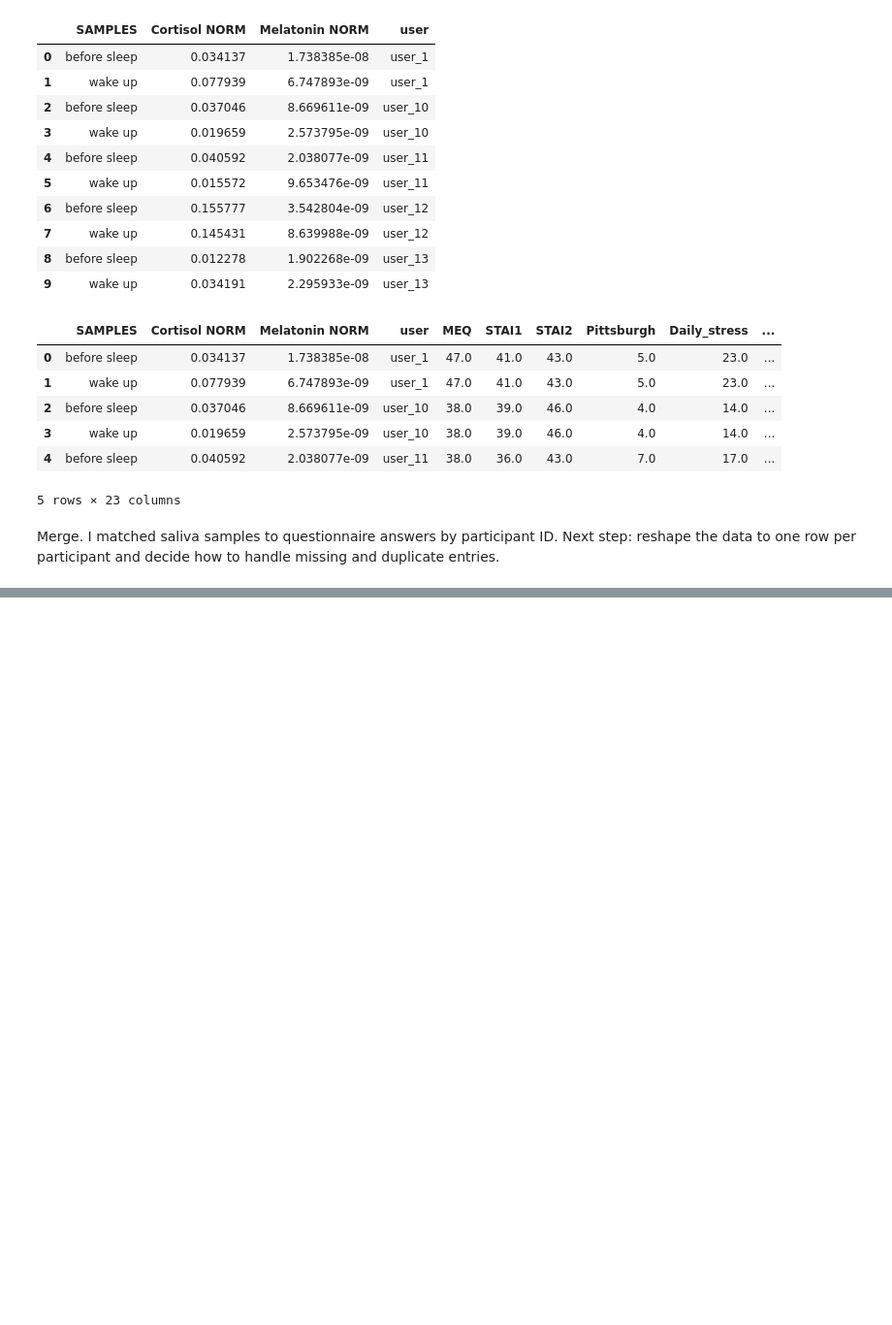
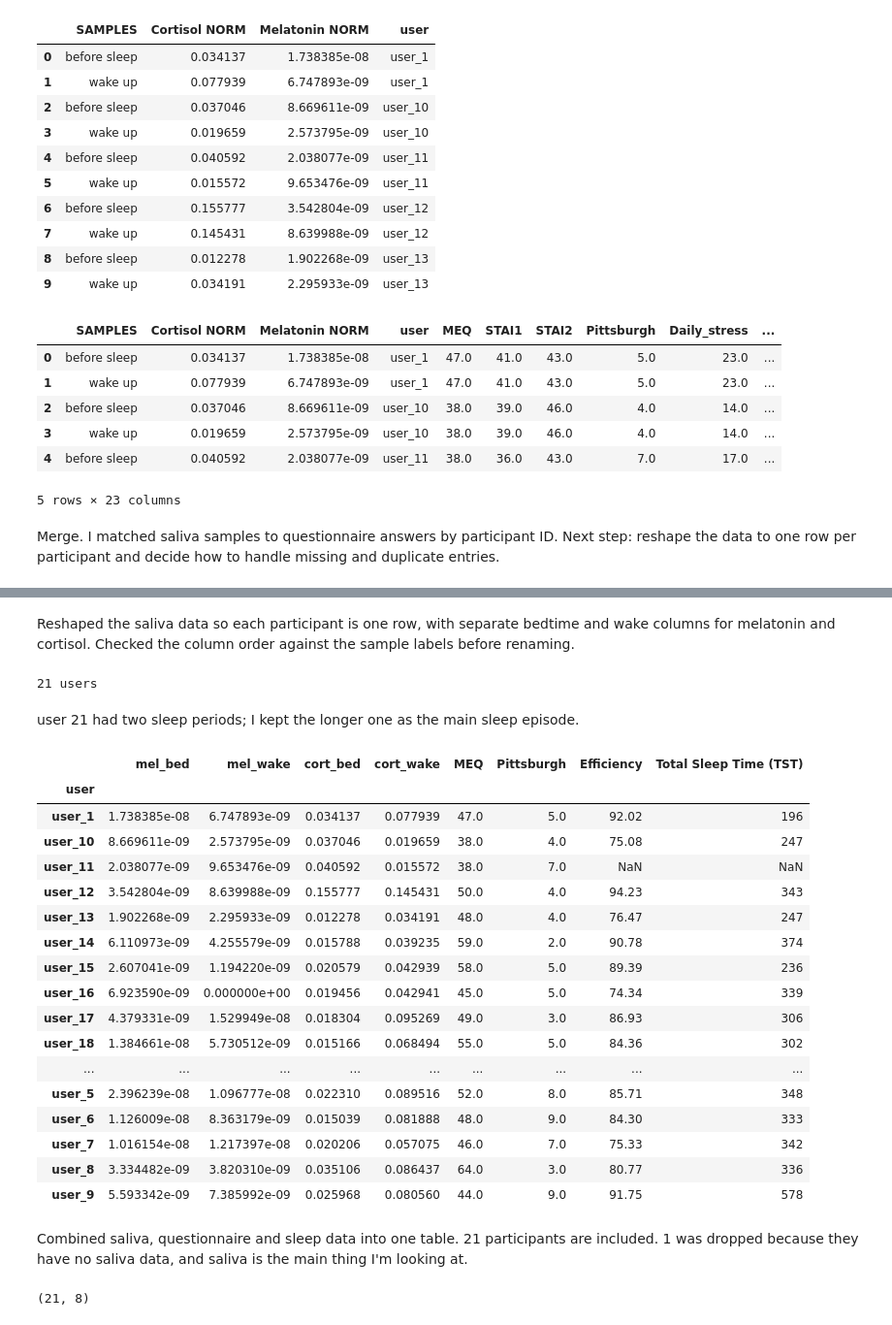
Before and after one commit to alishbakhan21/mmash-sleep-hormones, a Jupyter notebook: 01_load_and_merge.ipynb, the cells around one changed output, grey strips where cells are left out. Shown at 97% size. Cells and saved outputs as stored; diff of their text form; code cells hidden in the pictures; blank space fills up the shorter version.

```diff
--- a/01_load_and_merge.ipynb
+++ b/01_load_and_merge.ipynb
@@ -103,0 +108,3 @@ Merge. I matched saliva samples to questionnaire answers by participant ID. Next
+# %%
+mel = saliva.pivot(index="user", columns="SAMPLES", values="Melatonin NORM")
+mel.head()
@@ -103,0 +119,6 @@ Merge. I matched saliva samples to questionnaire answers by participant ID. Next
+# %%
+mel.columns = ["mel_bed", "mel_wake"]
+# %%
+cort = saliva.pivot(index="user", columns="SAMPLES", values="Cortisol NORM")
+cort.columns = ["cort_bed", "cort_wake"]
+cort.head()
@@ -103,0 +133,40 @@ Merge. I matched saliva samples to questionnaire answers by participant ID. Next
+# %% [markdown]
+Reshaped the saliva data so each participant is one row, with separate bedtime and wake columns for melatonin and cortisol. Checked the column order against the sample labels before renaming.
+# %%
+sleep_main = (sleep.sort_values("Total Sleep Time (TST)", ascending=False)
+                   .drop_duplicates("user"))
+print(len(sleep_main), "users")
+# %% [output]
+21 users
+# %% [markdown]
+user 21 had two sleep periods; I kept the longer one as the main sleep episode.
+# %%
+data = (mel.join(cort)
+           .join(quest.set_index("user")[["MEQ", "Pittsburgh"]])
+           .join(sleep_main.set_index("user")[["Efficiency", "Total Sleep Time (TST)"]]))
+data
+# %% [output]
+|  | mel_bed | mel_wake | cort_bed | cort_wake | MEQ | Pittsburgh | Efficiency | Total Sleep Time (TST) |
+| user |  |  |  |  |  |  |  |  |
+| user_1 | 1.738385e-08 | 6.747893e-09 | 0.034137 | 0.077939 | 47.0 | 5.0 | 92.02 | 196 |
+| user_10 | 8.669611e-09 | 2.573795e-09 | 0.037046 | 0.019659 | 38.0 | 4.0 | 75.08 | 247 |
+| user_11 | 2.038077e-09 | 9.653476e-09 | 0.040592 | 0.015572 | 38.0 | 7.0 | NaN | NaN |
+| user_12 | 3.542804e-09 | 8.639988e-09 | 0.155777 | 0.145431 | 50.0 | 4.0 | 94.23 | 343 |
+| user_13 | 1.902268e-09 | 2.295933e-09 | 0.012278 | 0.034191 | 48.0 | 4.0 | 76.47 | 247 |
+| user_14 | 6.110973e-09 | 4.255579e-09 | 0.015788 | 0.039235 | 59.0 | 2.0 | 90.78 | 374 |
+| user_15 | 2.607041e-09 | 1.194220e-09 | 0.020579 | 0.042939 | 58.0 | 5.0 | 89.39 | 236 |
+| user_16 | 6.923590e-09 | 0.000000e+00 | 0.019456 | 0.042941 | 45.0 | 5.0 | 74.34 | 339 |
+| user_17 | 4.379331e-09 | 1.529949e-08 | 0.018304 | 0.095269 | 49.0 | 3.0 | 86.93 | 306 |
+| user_18 | 1.384661e-08 | 5.730512e-09 | 0.015166 | 0.068494 | 55.0 | 5.0 | 84.36 | 302 |
+| ... | ... | ... | ... | ... | ... | ... | ... | ... |
+| user_5 | 2.396239e-08 | 1.096777e-08 | 0.022310 | 0.089516 | 52.0 | 8.0 | 85.71 | 348 |
+| user_6 | 1.126009e-08 | 8.363179e-09 | 0.015039 | 0.081888 | 48.0 | 9.0 | 84.30 | 333 |
+| user_7 | 1.016154e-08 | 1.217397e-08 | 0.020206 | 0.057075 | 46.0 | 7.0 | 75.33 | 342 |
+| user_8 | 3.334482e-09 | 3.820310e-09 | 0.035106 | 0.086437 | 64.0 | 3.0 | 80.77 | 336 |
+| user_9 | 5.593342e-09 | 7.385992e-09 | 0.025968 | 0.080560 | 44.0 | 9.0 | 91.75 | 578 |
+# %% [markdown]
+Combined saliva, questionnaire and sleep data into one table. 21 participants are included. 1 was dropped because they have no saliva data, and saliva is the main thing I'm looking at.
+# %%
+data.shape
+# %% [output]
+(21, 8)
```
Also changed, not shown: parts of 8 cells of this notebook.
